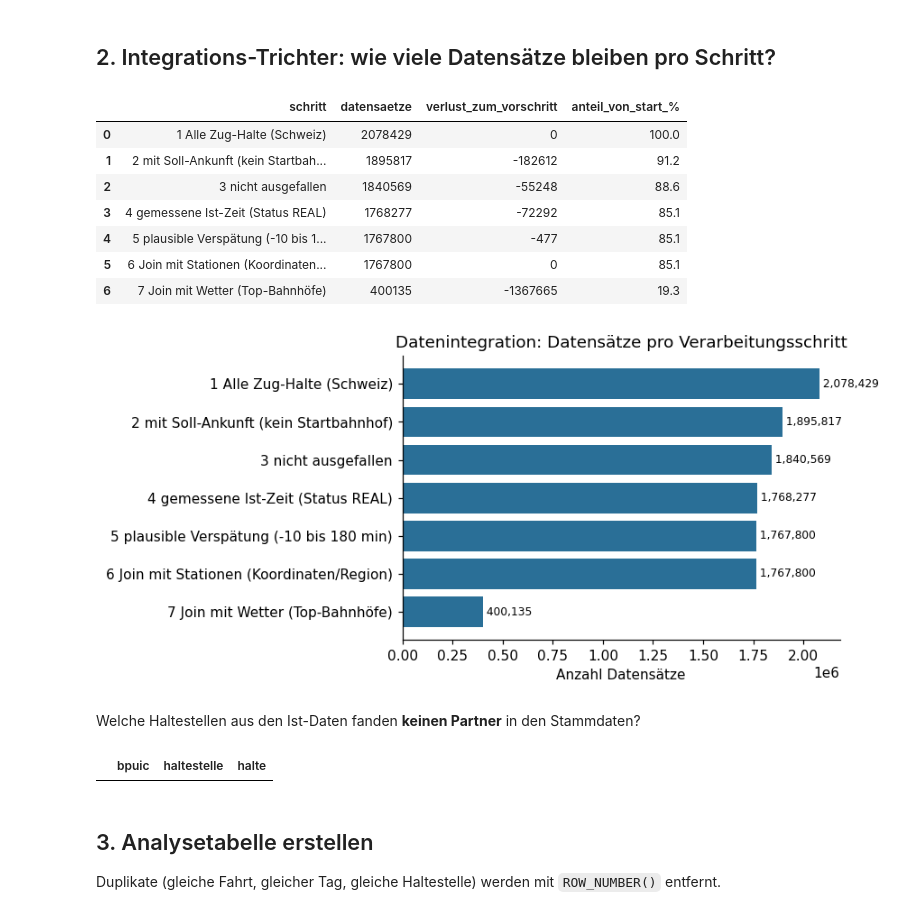
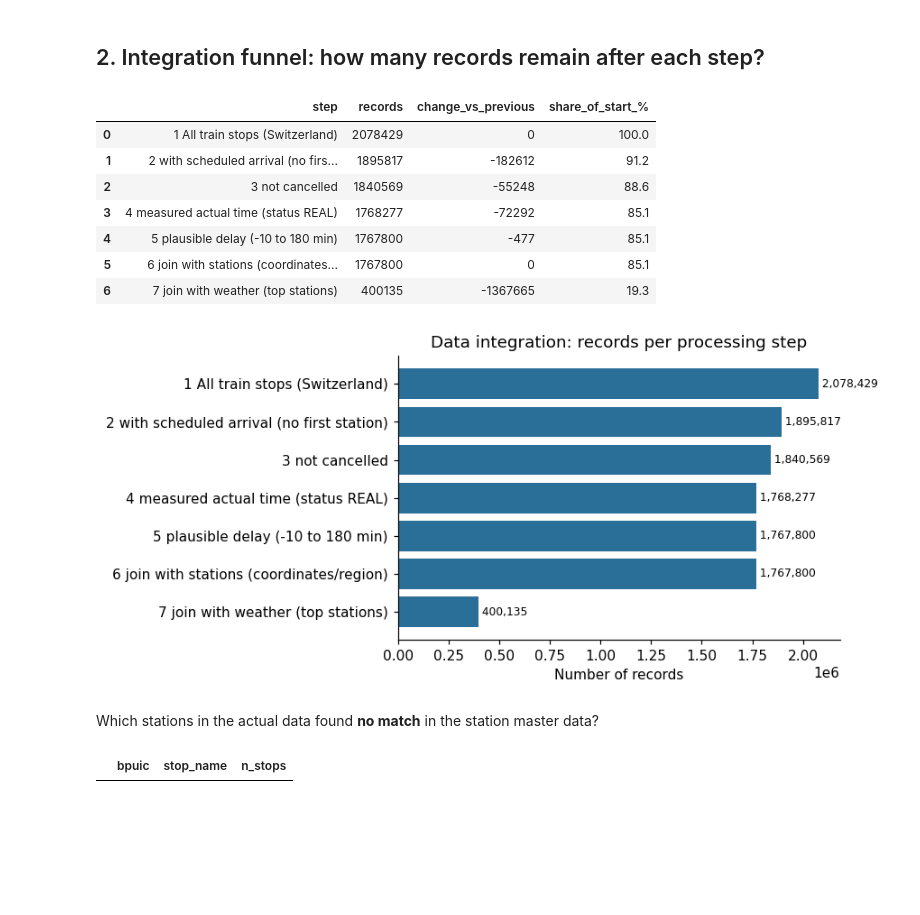
Before and after one commit to ayu-ahilan/DataAnalytics_Gruppe37, a Jupyter notebook: notebooks/02_integration_sqlite.ipynb, the cells around one changed output. Cells and saved outputs as stored; diff of their text form; code cells hidden in the pictures; blank space fills up the shorter version.

```diff
--- a/notebooks/02_integration_sqlite.ipynb
+++ b/notebooks/02_integration_sqlite.ipynb
@@ -61,53 +61,50 @@ display(duplikate)
 | 0 | 763 |
-# %% [markdown]
-## 2. Integrations-Trichter: wie viele Datensätze bleiben pro Schritt?
+# %% [markdown]
+## 2. Integration funnel: how many records remain after each step?
 # %%
-schritte = {
-    "1 Alle Zug-Halte (Schweiz)":                 "SELECT COUNT(*) FROM halte",
-    "2 mit Soll-Ankunft (kein Startbahnhof)":     "SELECT COUNT(*) FROM halte WHERE ankunft_soll IS NOT NULL",
-    "3 nicht ausgefallen":                         "SELECT COUNT(*) FROM halte WHERE ankunft_soll IS NOT NULL AND faellt_aus = 0",
-    "4 gemessene Ist-Zeit (Status REAL)":         "SELECT COUNT(*) FROM halte WHERE ankunft_soll IS NOT NULL AND faellt_aus = 0 AND an_status = 'REAL'",
-    "5 plausible Verspätung (-10 bis 180 min)":   "SELECT COUNT(*) FROM halte WHERE ankunft_soll IS NOT NULL AND faellt_aus = 0 AND an_status = 'REAL' AND an_delay_min BETWEEN -10 AND 180",
-    "6 Join mit Stationen (Koordinaten/Region)":  """SELECT COUNT(*) FROM halte h JOIN stationen s ON s.bpuic = h.bpuic
-                                                    WHERE h.ankunft_soll IS NOT NULL AND h.faellt_aus = 0 AND h.an_status = 'REAL' AND h.an_delay_min BETWEEN -10 AND 180""",
-    "7 Join mit Wetter (Top-Bahnhöfe)":           """SELECT COUNT(*) FROM halte h JOIN stationen s ON s.bpuic = h.bpuic
-                                                    JOIN wetter w ON w.bpuic = h.bpuic AND w.zeit = strftime('%Y-%m-%d %H:00', h.ankunft_soll)
-                                                    WHERE h.ankunft_soll IS NOT NULL AND h.faellt_aus = 0 AND h.an_status = 'REAL' AND h.an_delay_min BETWEEN -10 AND 180""",
+FILTER = "t.arr_scheduled IS NOT NULL AND t.cancelled = 0 AND t.arr_status = 'REAL' AND t.arr_delay_min BETWEEN -10 AND 180"
+steps = {
+    "1 All train stops (Switzerland)":            "SELECT COUNT(*) FROM stops t",
+    "2 with scheduled arrival (no first station)": "SELECT COUNT(*) FROM stops t WHERE t.arr_scheduled IS NOT NULL",
+    "3 not cancelled":                            "SELECT COUNT(*) FROM stops t WHERE t.arr_scheduled IS NOT NULL AND t.cancelled = 0",
+    "4 measured actual time (status REAL)":       "SELECT COUNT(*) FROM stops t WHERE t.arr_scheduled IS NOT NULL AND t.cancelled = 0 AND t.arr_status = 'REAL'",
+    "5 plausible delay (-10 to 180 min)":         f"SELECT COUNT(*) FROM stops t WHERE {FILTER}",
+    "6 join with stations (coordinates/region)":  f"SELECT COUNT(*) FROM stops t JOIN stations s ON s.bpuic = t.bpuic WHERE {FILTER}",
+    "7 join with weather (top stations)":         f"""SELECT COUNT(*) FROM stops t JOIN stations s ON s.bpuic = t.bpuic
+                                                      JOIN weather w ON w.bpuic = t.bpuic AND w.time = strftime('%Y-%m-%d %H:00', t.arr_scheduled)
+                                                      WHERE {FILTER}""",
 }
-trichter = pd.DataFrame({"schritt": list(schritte),
-                         "datensaetze": [conn.execute(q).fetchone()[0] for q in schritte.values()]})
-trichter["verlust_zum_vorschritt"] = trichter["datensaetze"].diff().fillna(0).astype(int)
-trichter["anteil_von_start_%"] = (100 * trichter["datensaetze"] / trichter["datensaetze"].iloc[0]).round(1)
-display(trichter)
+funnel = pd.DataFrame({"step": list(steps),
+                       "records": [conn.execute(q).fetchone()[0] for q in steps.values()]})
+funnel["change_vs_previous"] = funnel["records"].diff().fillna(0).astype(int)
+funnel["share_of_start_%"] = (100 * funnel["records"] / funnel["records"].iloc[0]).round(1)
+display(funnel)
 # %% [output]
-|  | schritt | datensaetze | verlust_zum_vorschritt | anteil_von_start_% |
-| 0 | 1 Alle Zug-Halte (Schweiz) | 2078429 | 0 | 100.0 |
-| 1 | 2 mit Soll-Ankunft (kein Startbah... | 1895817 | -182612 | 91.2 |
-| 2 | 3 nicht ausgefallen | 1840569 | -55248 | 88.6 |
-| 3 | 4 gemessene Ist-Zeit (Status REAL) | 1768277 | -72292 | 85.1 |
-| 4 | 5 plausible Verspätung (-10 bis 1... | 1767800 | -477 | 85.1 |
-| 5 | 6 Join mit Stationen (Koordinaten... | 1767800 | 0 | 85.1 |
-| 6 | 7 Join mit Wetter (Top-Bahnhöfe) | 400135 | -1367665 | 19.3 |
+|  | step | records | change_vs_previous | share_of_start_% |
+| 0 | 1 All train stops (Switzerland) | 2078429 | 0 | 100.0 |
+| 1 | 2 with scheduled arrival (no firs... | 1895817 | -182612 | 91.2 |
+| 2 | 3 not cancelled | 1840569 | -55248 | 88.6 |
+| 3 | 4 measured actual time (status REAL) | 1768277 | -72292 | 85.1 |
+| 4 | 5 plausible delay (-10 to 180 min) | 1767800 | -477 | 85.1 |
+| 5 | 6 join with stations (coordinates... | 1767800 | 0 | 85.1 |
+| 6 | 7 join with weather (top stations) | 400135 | -1367665 | 19.3 |
 # %%
 fig, ax = plt.subplots(figsize=(8, 3.8))
-ax.barh(trichter["schritt"][::-1], trichter["datensaetze"][::-1], color="#2a6f97")
-for y, v in enumerate(trichter["datensaetze"][::-1]):
+ax.barh(funnel["step"][::-1], funnel["records"][::-1], color="#2a6f97")
+for y, v in enumerate(funnel["records"][::-1]):
     ax.text(v, y, f" {v:,}", va="center", fontsize=8)
-ax.set_xlabel("Anzahl Datensätze")
-ax.set_title("Datenintegration: Datensätze pro Verarbeitungsschritt")
-plt.tight_layout(); plt.savefig(config.OUTPUT_DIR / "02_integration_trichter.png", dpi=200); plt.show()
+ax.set_xlabel("Number of records")
+ax.set_title("Data integration: records per processing step")
+plt.tight_layout(); plt.savefig(config.OUTPUT_DIR / "02_integration_funnel.png", dpi=200); plt.show()
 # %% [output]
-[figure, old version]
+[figure, new version]
-# %% [markdown]
-Welche Haltestellen aus den Ist-Daten fanden **keinen Partner** in den Stammdaten?
+# %% [markdown]
+Which stations in the actual data found **no match** in the station master data?
 # %%
 display(pd.read_sql("""
-    SELECT h.bpuic, h.haltestelle, COUNT(*) AS halte
-    FROM halte h LEFT JOIN stationen s ON s.bpuic = h.bpuic
+    SELECT t.bpuic, t.stop_name, COUNT(*) AS n_stops
+    FROM stops t LEFT JOIN stations s ON s.bpuic = t.bpuic
     WHERE s.bpuic IS NULL
-    GROUP BY h.bpuic, h.haltestelle ORDER BY halte DESC LIMIT 10""", conn))
+    GROUP BY t.bpuic, t.stop_name ORDER BY n_stops DESC LIMIT 10""", conn))
 # %% [output]
-|  | bpuic | haltestelle | halte |
+|  | bpuic | stop_name | n_stops |
-# %% [markdown]
-## 3. Analysetabelle erstellen
-Duplikate (gleiche Fahrt, gleicher Tag, gleiche Haltestelle) werden mit `ROW_NUMBER()` entfernt.
```
Also changed, not shown: parts of 9 cells of this notebook, 57 other files.
